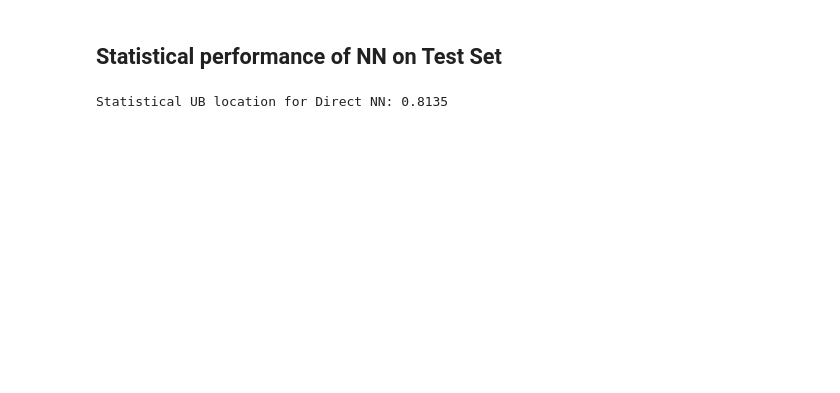
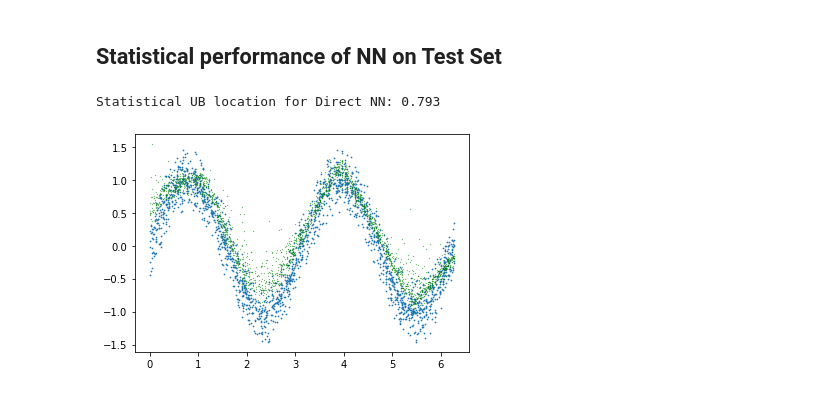
Before and after one commit to dipuk0506/UQ, a Jupyter notebook: Paper 2/Jupyter Notebooks Regression/A5- UB NN Training for Direct Input to UB.ipynb, the cells around one changed output. Saved outputs shown, nothing was run; the diff lists cells and outputs as text; code cells hidden in the pictures; blank space fills up the shorter version.

```diff
--- a/Paper 2/Jupyter Notebooks Regression/A5- UB NN Training for Direct Input to UB.ipynb
+++ b/Paper 2/Jupyter Notebooks Regression/A5- UB NN Training for Direct Input to UB.ipynb
@@ -299,8 +299,8 @@ Statistical UB location for Direct NN: 0.8185
 # %% [markdown]
 ## Statistical performance of NN on Test Set
 # %%
-input_=[]
-output_=[]
+input_ = []
+output_ = []
 test_df = pd.read_csv(test_csv_path)
 
 for row in test_df.iloc:
@@ -308,18 +308,28 @@ for row in test_df.iloc:
     output_.append(row[-1])
 
 higher_count=0;
+prediction_ = []
+x_0 = []
 
 for iter1 in range(len(output_)):
-    Net_input = torch.tensor(input_[iter1]).float()
+    x_in = input_[iter1]
+    x_0.append(x_in[0])
+    Net_input = torch.tensor(x_in).float()
     Net_input = (Net_input - min_x.values)/range_x # Normalizing
 
     prediction_bound = net_opt_val(Net_input) # Apply Net
 
     prediction_bound = prediction_bound*range_y+min_y # Denormalizing
-
+    prediction_.append(float(prediction_bound))
     if prediction_bound > output_[iter1]:
         higher_count = higher_count + 1;
 
 print('Statistical UB location for Direct NN:', higher_count/len(output_))
 # %% [output]
-Statistical UB location for Direct NN: 0.8135
+Statistical UB location for Direct NN: 0.793
+# %%
+plt.scatter(x_0,output_, s=0.5)
+plt.scatter(x_0, prediction_, color='g', s=0.05) # lower boundary prediction
+plt.show()
+# %% [output]
+[figure, added]
```
Also changed, not shown: parts of 5 cells of this notebook.
